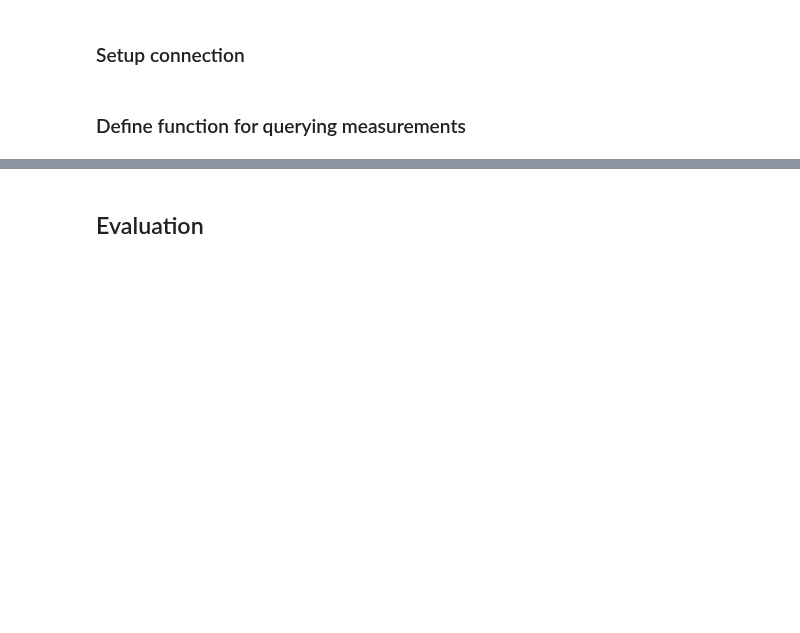
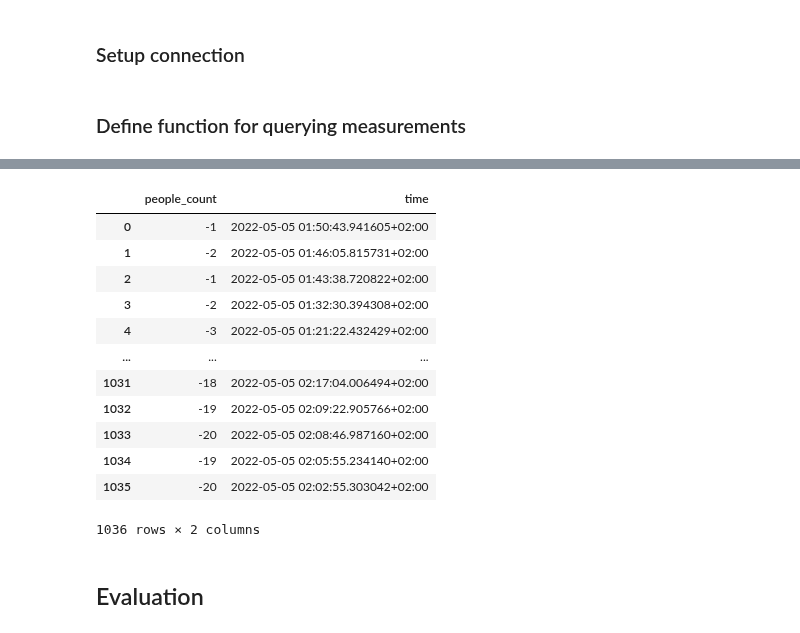
Before and after one commit to Smart-Classroom-Challenge/Data-Evaluation, a Jupyter notebook: data-evaluation.ipynb, the cells around one changed output, grey strips where cells are left out. Drawn from its saved outputs; the diff is of its cells as text; code cells hidden in the pictures; blank space fills up the shorter version.

```diff
--- a/data-evaluation.ipynb
+++ b/data-evaluation.ipynb
@@ -83,3 +120,33 @@ def get_measurement(name, startDate, endDate):
+# %%
+def get_people_count_overtime(entrance_list):
+    people_count     = 0
+    lst_people_count = []
+    lst_time         = []
+    array = []
+
+    for index, row in entrance_list.iterrows():
+        people_count += row['change']
+        ttime = row['time']
+        lst_people_count.append(people_count)
+        lst_time.append(ttime)
+
+        d = dict({'people_count': people_count, 'time': ttime})
+        array.append(d)
+    return pd.DataFrame.from_dict(array,orient='columns')
+# %% [output]
+|  | people_count | time |
+| 0 | -1 | 2022-05-05 01:50:43.941605+02:00 |
+| 1 | -2 | 2022-05-05 01:46:05.815731+02:00 |
+| 2 | -1 | 2022-05-05 01:43:38.720822+02:00 |
+| 3 | -2 | 2022-05-05 01:32:30.394308+02:00 |
+| 4 | -3 | 2022-05-05 01:21:22.432429+02:00 |
+| ... | ... | ... |
+| 1031 | -18 | 2022-05-05 02:17:04.006494+02:00 |
+| 1032 | -19 | 2022-05-05 02:09:22.905766+02:00 |
+| 1033 | -20 | 2022-05-05 02:08:46.987160+02:00 |
+| 1034 | -19 | 2022-05-05 02:05:55.234140+02:00 |
+| 1035 | -20 | 2022-05-05 02:02:55.303042+02:00 |
+1036 rows × 2 columns
 # %% [markdown]
 ## Evaluation
 # %% [markdown]
```
Also changed, not shown: parts of 8 cells of this notebook.
